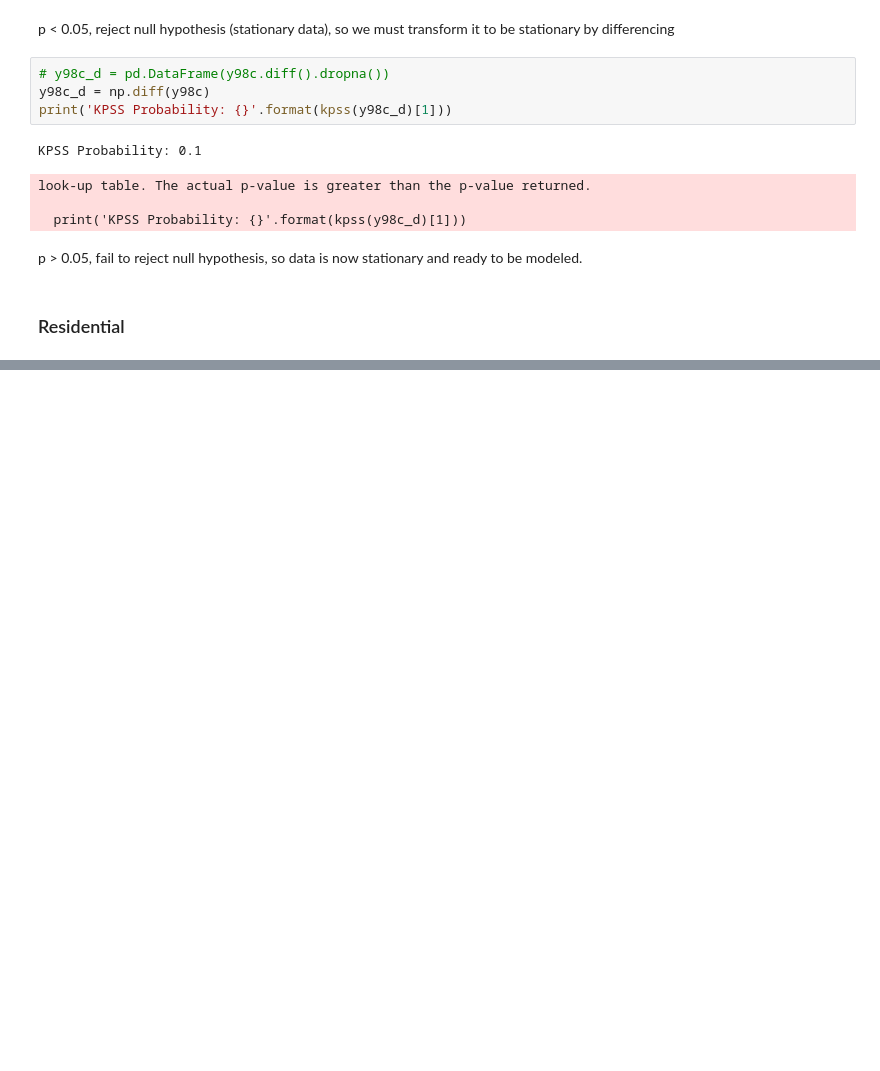
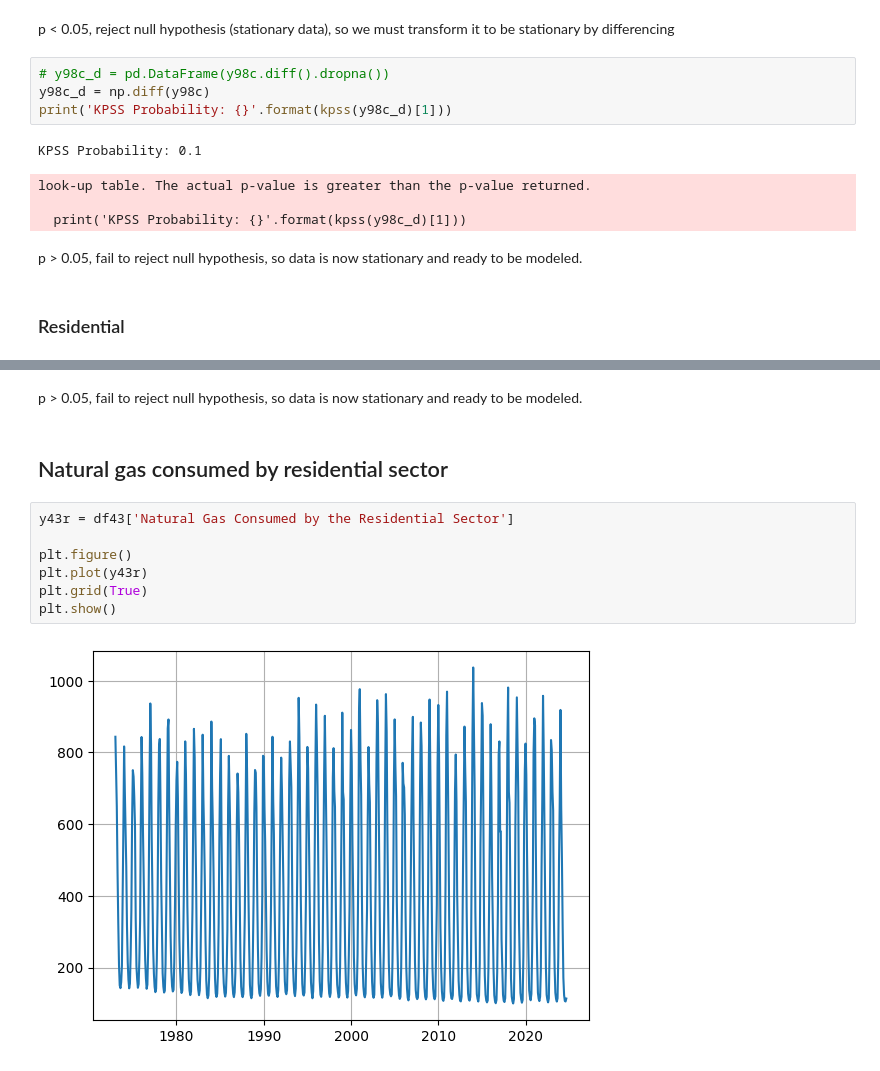
Before and after one commit to bktakacs/springboard_dsc_capstone3, a Jupyter notebook: dw-eda.ipynb, the cells around one changed output, grey strips where cells are left out. Drawn from its saved outputs; the diff is of its cells as text; blank space fills up the shorter version.

Commit message:
data comparisons

```diff
--- a/dw-eda.ipynb
+++ b/dw-eda.ipynb
@@ -267,0 +286,13 @@ y98r = df98['Average Price of Electricity to Ultimate Customers, Residential']
+# %% [markdown]
+p > 0.05, fail to reject null hypothesis, so data is now stationary and ready to be modeled.
+# %% [markdown]
+## Natural gas consumed by residential sector
+# %%
+y43r = df43['Natural Gas Consumed by the Residential Sector']
+
+plt.figure()
+plt.plot(y43r)
+plt.grid(True)
+plt.show()
+# %% [output]
+[figure, added]
```
Also changed, not shown: parts of 20 cells of this notebook.
